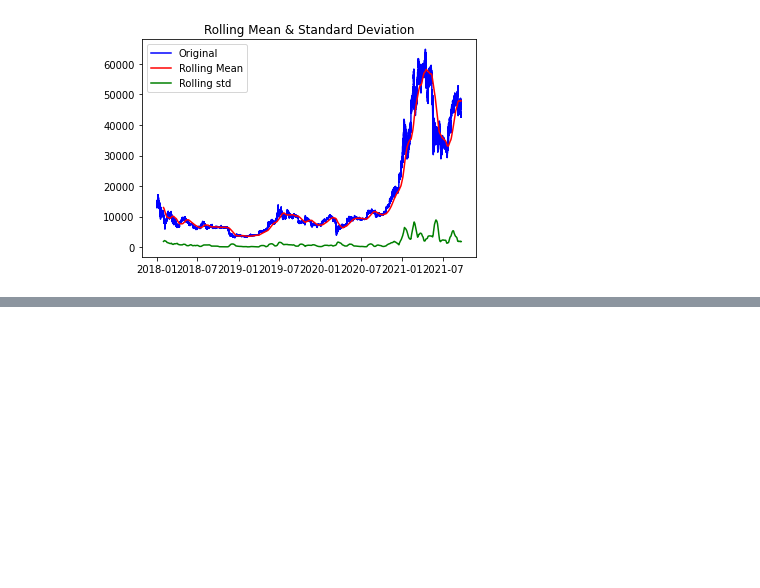
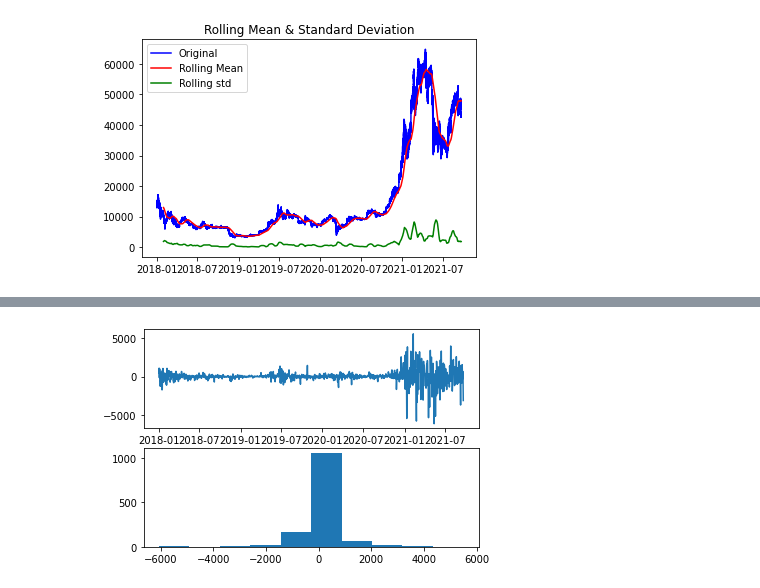
Before and after one commit to julienbaron/g-research-crypto-forecasting, a Jupyter notebook: g-research-crypto-forecasting.ipynb, the cells around one changed output, grey strips where cells are left out. Drawn from its saved outputs; the diff is of its cells as text; code cells hidden in the pictures; blank space fills up the shorter version.

```diff
--- a/g-research-crypto-forecasting.ipynb
+++ b/g-research-crypto-forecasting.ipynb
@@ -265,0 +365,12 @@ This graph validates the hypothesis made earlier that our series is not stationa
+# %%
+diff_btc_days_df = btc_days_df.diff()
+plt.figure(1)
+# line plot
+plt.subplot(211)
+plt.plot(diff_btc_days_df)
+# histogram
+plt.subplot(212)
+plt.hist(diff_btc_days_df)
+plt.show()
+# %% [output]
+[figure, added]
```
Also changed, not shown: parts of 33 cells of this notebook.
